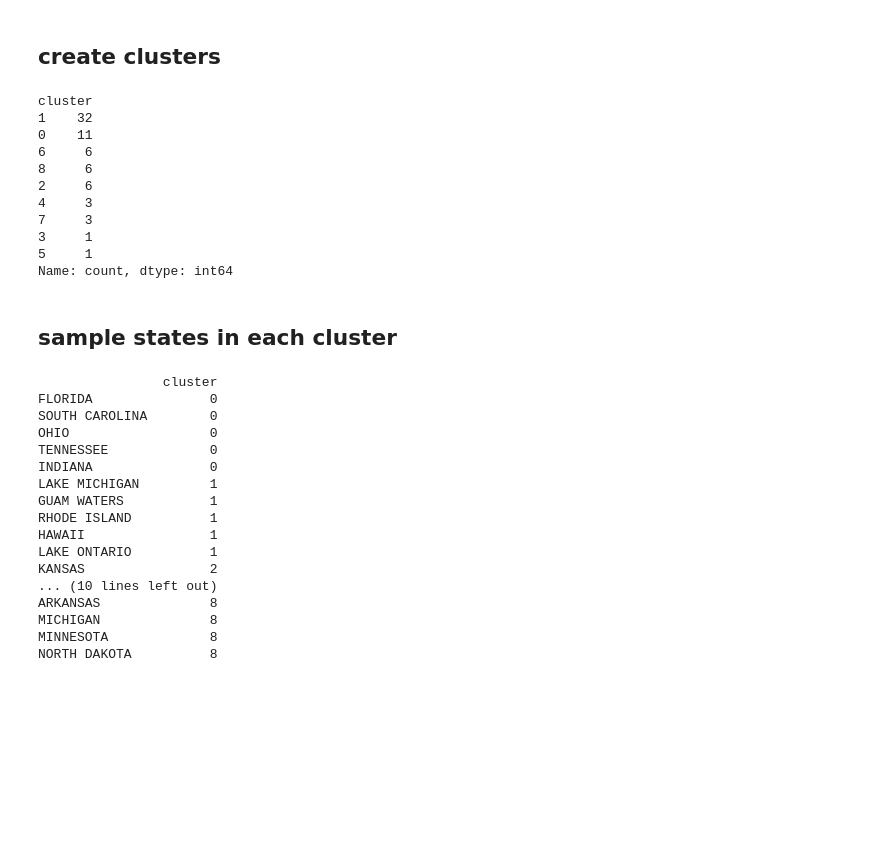
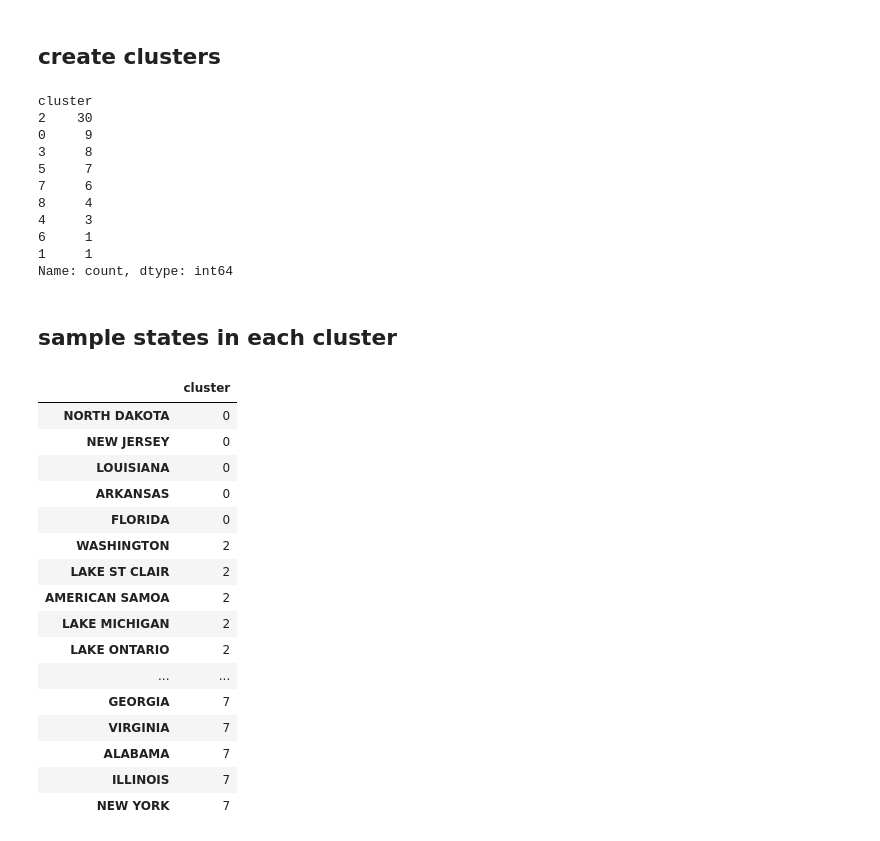
Before and after one commit to green-638/inst414_module4_assignment, a Jupyter notebook: assignment4.ipynb, the cells around one changed output. Saved outputs shown, nothing was run; the diff lists cells and outputs as text; code cells hidden in the pictures; blank space fills up the shorter version.

Commit message:
updated output verification and cluster state sampling method

```diff
--- a/assignment4.ipynb
+++ b/assignment4.ipynb
@@ -139,43 +150,42 @@ plt.show()
 # %%
 cluster_model = KMeans(n_clusters=9)
 state_events['cluster'] = cluster_model.fit_predict(state_events)
+state_events['cluster'].value_counts()
+# %% [output]
+cluster
+2    30
+0     9
+3     8
+5     7
+7     6
+8     4
+4     3
+6     1
+1     1
+Name: count, dtype: int64
-# %%
-state_events['cluster'].value_counts()
-# %% [output]
-cluster
-1    32
-0    11
-6     6
-8     6
-2     6
-4     3
-7     3
-3     1
-5     1
-Name: count, dtype: int64
 # %% [markdown]
 ## sample states in each cluster
 # %%
-# top 5 clusters
-print(state_events[state_events['cluster'].astype('str').isin(['1', '0', '6', '8', '2'])]\
-    [['cluster']].groupby('cluster').sample(5))
+# larger clusters
+larger_clusters = state_events[['cluster']].groupby('cluster').filter(lambda c: len(c) >= 5)
+larger_clusters[['cluster']].groupby('cluster').sample(5)
 # %% [output]
-                cluster
-FLORIDA               0
-SOUTH CAROLINA        0
-OHIO                  0
-TENNESSEE             0
-INDIANA               0
-LAKE MICHIGAN         1
-GUAM WATERS           1
-RHODE ISLAND          1
-HAWAII                1
-LAKE ONTARIO          1
-KANSAS                2
-... (10 lines left out)
-ARKANSAS              8
-MICHIGAN              8
-MINNESOTA             8
-NORTH DAKOTA          8
+|  | cluster |
+| NORTH DAKOTA | 0 |
+| NEW JERSEY | 0 |
+| LOUISIANA | 0 |
+| ARKANSAS | 0 |
+| FLORIDA | 0 |
+| WASHINGTON | 2 |
+| LAKE ST CLAIR | 2 |
+| AMERICAN SAMOA | 2 |
+| LAKE MICHIGAN | 2 |
+| LAKE ONTARIO | 2 |
+| ... | ... |
+| GEORGIA | 7 |
+| VIRGINIA | 7 |
+| ALABAMA | 7 |
+| ILLINOIS | 7 |
+| NEW YORK | 7 |
 # %%
 # remaining clusters
```
Also changed, not shown: parts of 4 cells of this notebook.
